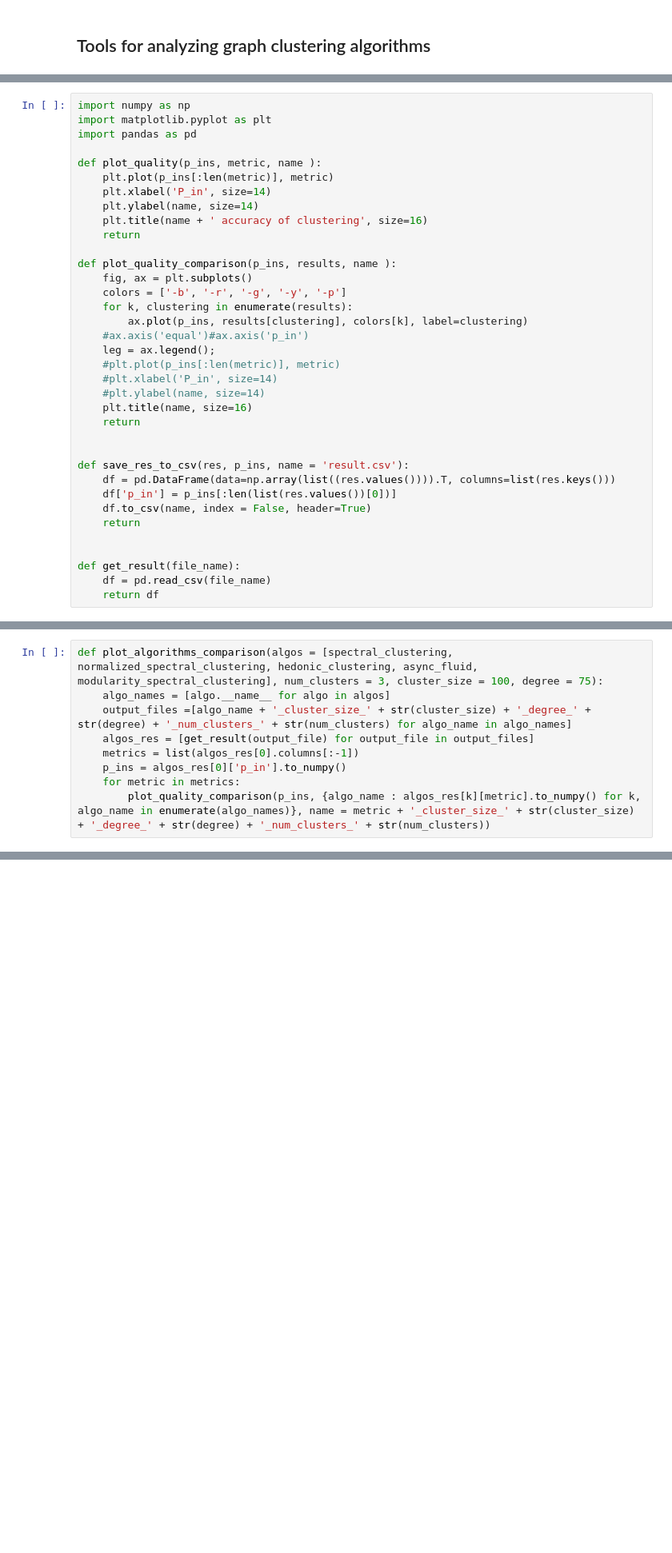
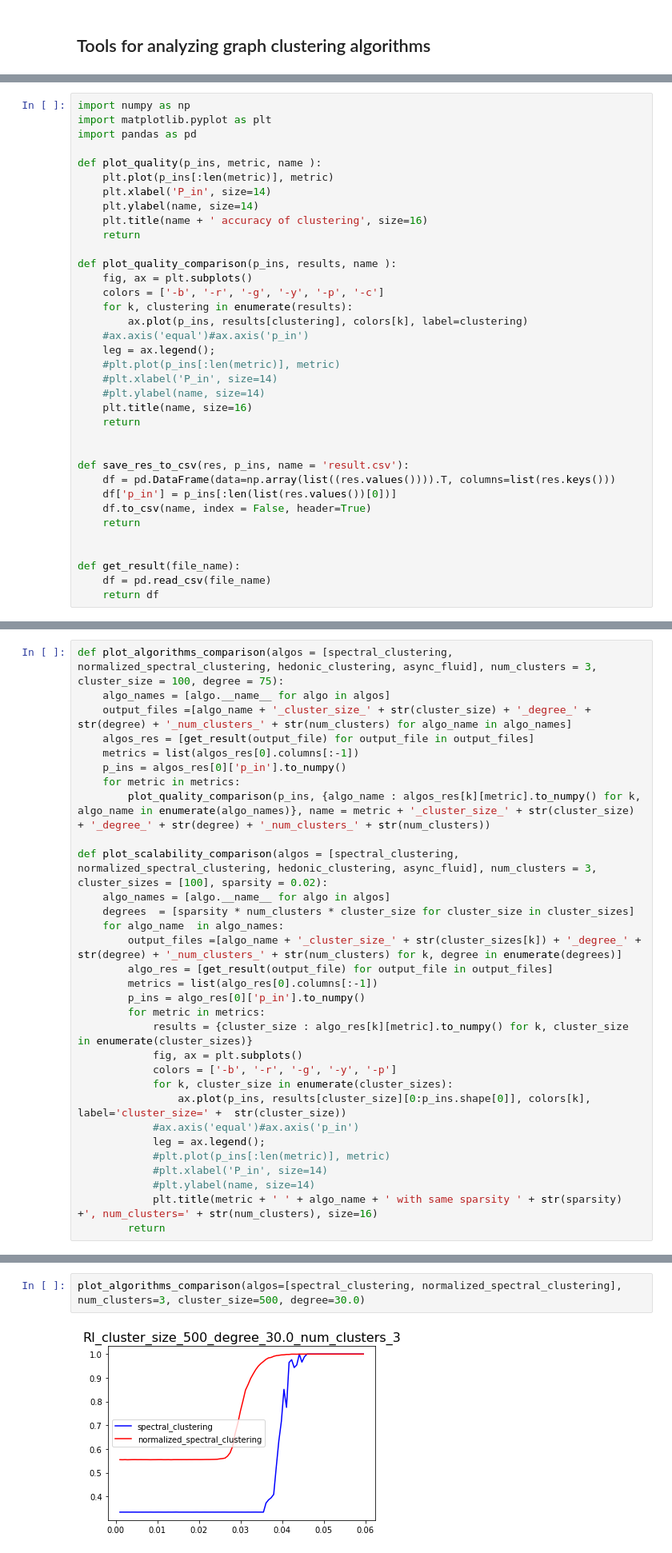
Before and after one commit to orrrrtem/Clustering-research, a Jupyter notebook: Clustering_analysis.ipynb, the cells around one changed output, grey strips where cells are left out. Shown at 80% size. Cells and saved outputs as stored; diff of their text form; blank space fills up the shorter version.

```diff
--- a/Clustering_analysis.ipynb
+++ b/Clustering_analysis.ipynb
@@ -324,7 +457,7 @@ def plot_quality(p_ins, metric, name ):
 
 def plot_quality_comparison(p_ins, results, name ):
     fig, ax = plt.subplots()
-    colors = ['-b', '-r', '-g', '-y', '-p']
+    colors = ['-b', '-r', '-g', '-y', '-p', '-c']
     for k, clustering in enumerate(results):
         ax.plot(p_ins, results[clustering], colors[k], label=clustering)
     #ax.axis('equal')#ax.axis('p_in')
@@ -348,0 +484,31 @@ def get_result(file_name):
+# %%
+def plot_algorithms_comparison(algos = [spectral_clustering, normalized_spectral_clustering, hedonic_clustering, async_fluid], num_clusters = 3, cluster_size = 100, degree = 75):
+    algo_names = [algo.__name__ for algo in algos]
+    output_files =[algo_name + '_cluster_size_' + str(cluster_size) + '_degree_' + str(degree) + '_num_clusters_' + str(num_clusters) for algo_name in algo_names]
+    algos_res = [get_result(output_file) for output_file in output_files]
+    metrics = list(algos_res[0].columns[:-1])
+    p_ins = algos_res[0]['p_in'].to_numpy()
+    for metric in metrics:
+        plot_quality_comparison(p_ins, {algo_name : algos_res[k][metric].to_numpy() for k, algo_name in enumerate(algo_names)}, name = metric + '_cluster_size_' + str(cluster_size) + '_degree_' + str(degree) + '_num_clusters_' + str(num_clusters))
+
+def plot_scalability_comparison(algos = [spectral_clustering, normalized_spectral_clustering, hedonic_clustering, async_fluid], num_clusters = 3, cluster_sizes = [100], sparsity = 0.02):
+    algo_names = [algo.__name__ for algo in algos]
+    degrees  = [sparsity * num_clusters * cluster_size for cluster_size in cluster_sizes]
+    for algo_name  in algo_names:
+        output_files =[algo_name + '_cluster_size_' + str(cluster_sizes[k]) + '_degree_' + str(degree) + '_num_clusters_' + str(num_clusters) for k, degree in enumerate(degrees)]
+        algo_res = [get_result(output_file) for output_file in output_files]
+        metrics = list(algo_res[0].columns[:-1])
+        p_ins = algo_res[0]['p_in'].to_numpy()
+        for metric in metrics:
+            results = {cluster_size : algo_res[k][metric].to_numpy() for k, cluster_size in enumerate(cluster_sizes)}
+            fig, ax = plt.subplots()
+            colors = ['-b', '-r', '-g', '-y', '-p']
+            for k, cluster_size in enumerate(cluster_sizes):
+                ax.plot(p_ins, results[cluster_size][0:p_ins.shape[0]], colors[k], label='cluster_size=' +  str(cluster_size))
+            #ax.axis('equal')#ax.axis('p_in')
+            leg = ax.legend();
+            #plt.plot(p_ins[:len(metric)], metric)
+            #plt.xlabel('P_in', size=14)
+            #plt.ylabel(name, size=14)
+            plt.title(metric + ' ' + algo_name + ' with same sparsity ' + str(sparsity) +', num_clusters=' + str(num_clusters), size=16)
+        return
@@ -368,9 +556,0 @@ spectral_clustering_cluster_size_50_degree_35_num_clusters_5
-# %%
-def plot_algorithms_comparison(algos = [spectral_clustering, normalized_spectral_clustering, hedonic_clustering, async_fluid, modularity_spectral_clustering], num_clusters = 3, cluster_size = 100, degree = 75):
-    algo_names = [algo.__name__ for algo in algos]
-    output_files =[algo_name + '_cluster_size_' + str(cluster_size) + '_degree_' + str(degree) + '_num_clusters_' + str(num_clusters) for algo_name in algo_names]
-    algos_res = [get_result(output_file) for output_file in output_files]
-    metrics = list(algos_res[0].columns[:-1])
-    p_ins = algos_res[0]['p_in'].to_numpy()
-    for metric in metrics:
-        plot_quality_comparison(p_ins, {algo_name : algos_res[k][metric].to_numpy() for k, algo_name in enumerate(algo_names)}, name = metric + '_cluster_size_' + str(cluster_size) + '_degree_' + str(degree) + '_num_clusters_' + str(num_clusters))
@@ -392,0 +602,4 @@ def compare_algorithms(algos = [spectral_clustering, normalized_spectral_cluster
+# %%
+plot_algorithms_comparison(algos=[spectral_clustering, normalized_spectral_clustering], num_clusters=3, cluster_size=500, degree=30.0)
+# %% [output]
+[figure, added]
```
Also changed, not shown: parts of 95 cells of this notebook.
